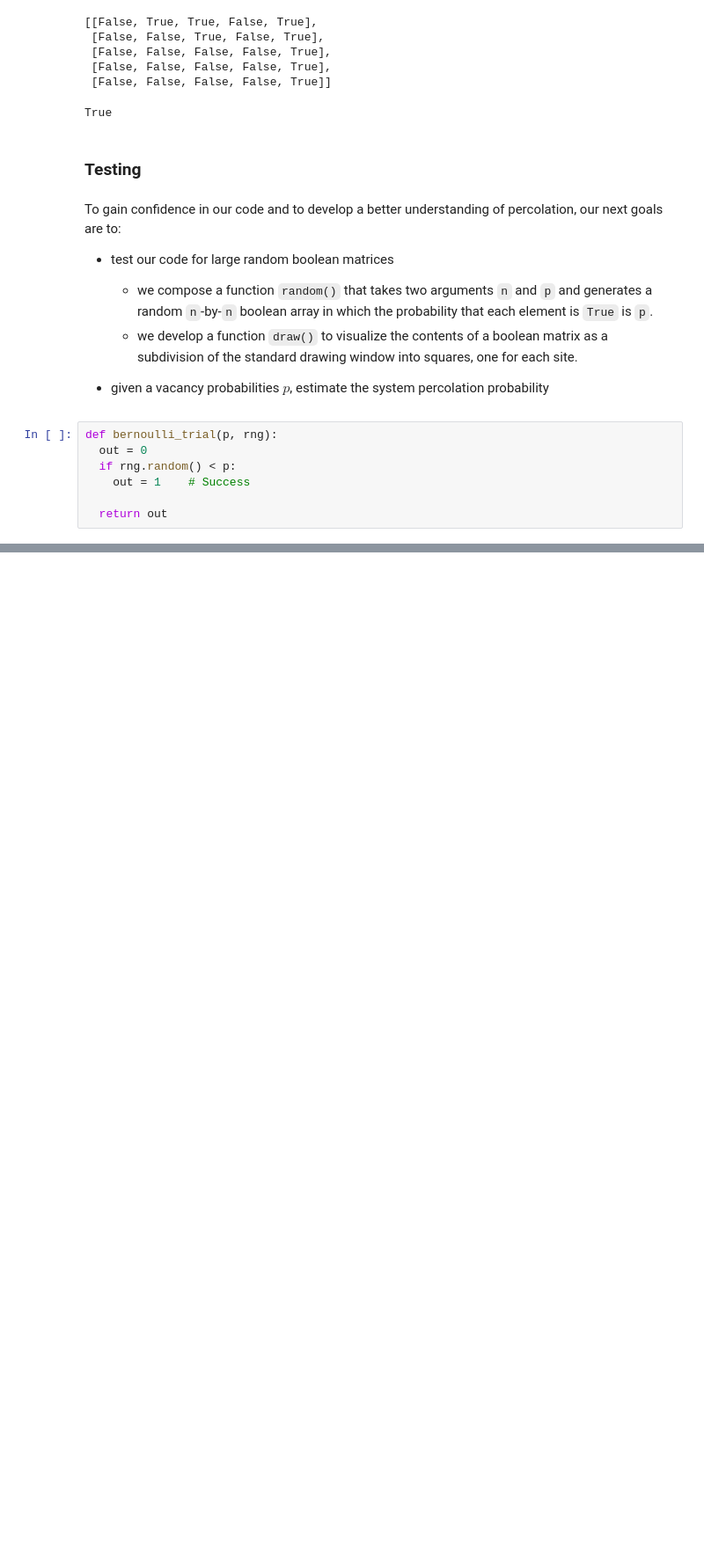
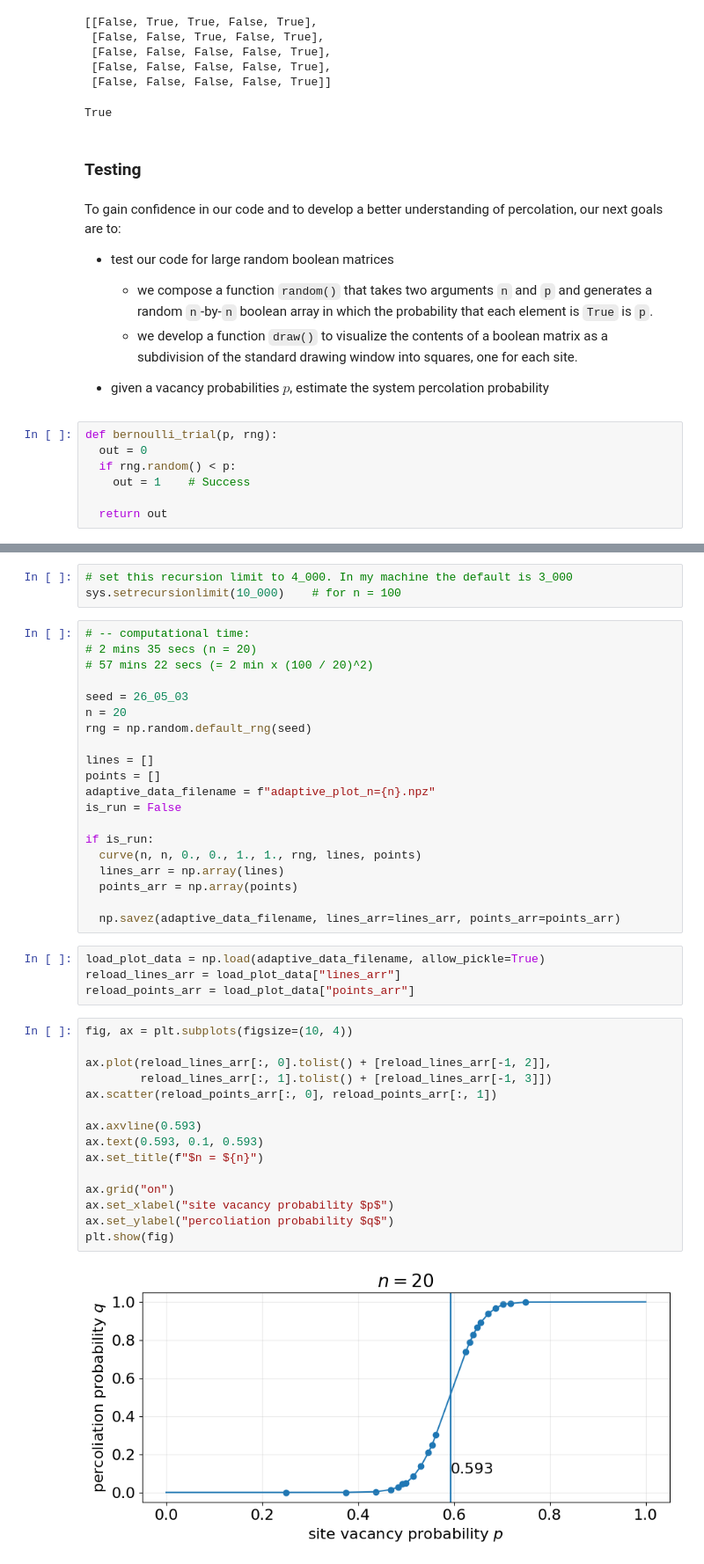
Before and after one commit to LugoBlogger/SI-251-4007-data-structures, a Jupyter notebook: case-studies/3-percolation/python/percolation.ipynb, the cells around one changed output, grey strips where cells are left out. Shown at 88% size. Drawn from its saved outputs; the diff is of its cells as text; blank space fills up the shorter version.

```diff
--- a/case-studies/3-percolation/python/percolation.ipynb
+++ b/case-studies/3-percolation/python/percolation.ipynb
@@ -290,0 +541,44 @@ visualize_client(n, p, trials, rng=rng)
+# %%
+# set this recursion limit to 4_000. In my machine the default is 3_000
+sys.setrecursionlimit(10_000)    # for n = 100
+# %%
+# -- computational time:
+# 2 mins 35 secs (n = 20)
+# 57 mins 22 secs (= 2 min x (100 / 20)^2)
+
+seed = 26_05_03
+n = 20
+rng = np.random.default_rng(seed)
+
+lines = []
+points = []
+adaptive_data_filename = f"adaptive_plot_n={n}.npz"
+is_run = False
+
+if is_run:
+  curve(n, n, 0., 0., 1., 1., rng, lines, points)
+  lines_arr = np.array(lines)
+  points_arr = np.array(points)
+
+  np.savez(adaptive_data_filename, lines_arr=lines_arr, points_arr=points_arr)
+# %%
+load_plot_data = np.load(adaptive_data_filename, allow_pickle=True)
+reload_lines_arr = load_plot_data["lines_arr"]
+reload_points_arr = load_plot_data["points_arr"]
+# %%
+fig, ax = plt.subplots(figsize=(10, 4))
+
+ax.plot(reload_lines_arr[:, 0].tolist() + [reload_lines_arr[-1, 2]],
+        reload_lines_arr[:, 1].tolist() + [reload_lines_arr[-1, 3]])
+ax.scatter(reload_points_arr[:, 0], reload_points_arr[:, 1])
+
+ax.axvline(0.593)
+ax.text(0.593, 0.1, 0.593)
+ax.set_title(f"$n = ${n}")
+
+ax.grid("on")
+ax.set_xlabel("site vacancy probability $p$")
+ax.set_ylabel("percoliation probability $q$")
+plt.show(fig)
+# %% [output]
+[figure, added]
```
Also changed, not shown: parts of 36 cells of this notebook, 8 other files.
